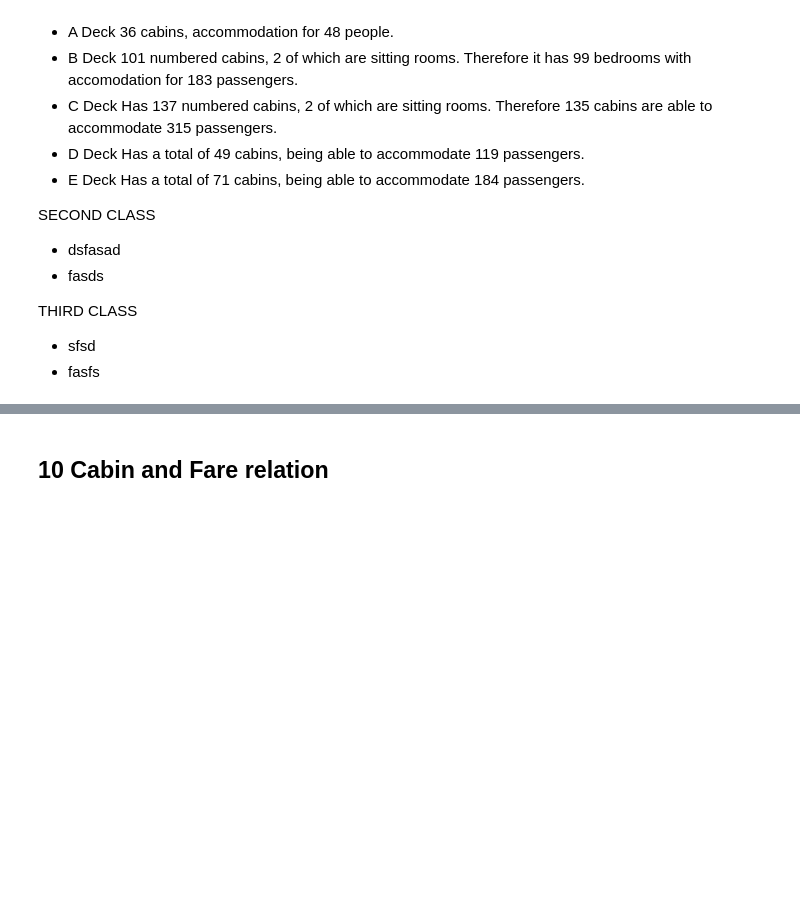
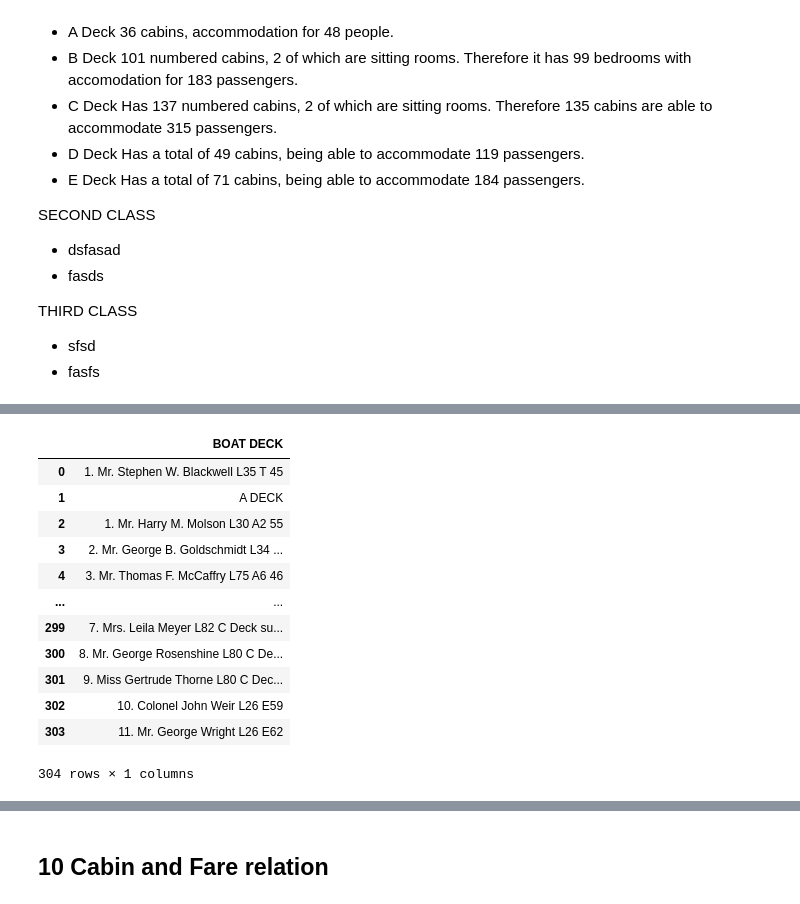
Before and after one commit to FabryPostRock/Titanic, a Jupyter notebook: TitanicTest1.ipynb, the cells around one changed output, grey strips where cells are left out. Drawn from its saved outputs; the diff is of its cells as text; code cells hidden in the pictures; blank space fills up the shorter version.

```diff
--- a/TitanicTest1.ipynb
+++ b/TitanicTest1.ipynb
@@ -1069,3 +1071,18 @@ dfCabinNumClass2 = pd.read_csv("./Class2Rooms.csv")
 dfCabinNumClass3 = pd.read_csv("./Class3Rooms.csv")
 # %%
 dfCabinPositionClass1 = pd.read_csv("./CabinAndFirstClassPassengers.csv")
+dfCabinPositionClass1
+# %% [output]
+|  | BOAT DECK |
+| 0 | 1. Mr. Stephen W. Blackwell L35 T 45 |
+| 1 | A DECK |
+| 2 | 1. Mr. Harry M. Molson L30 A2 55 |
+| 3 | 2. Mr. George B. Goldschmidt L34 ... |
+| 4 | 3. Mr. Thomas F. McCaffry L75 A6 46 |
+| ... | ... |
+| 299 | 7. Mrs. Leila Meyer L82 C Deck su... |
+| 300 | 8. Mr. George Rosenshine L80 C De... |
+| 301 | 9. Miss Gertrude Thorne L80 C Dec... |
+| 302 | 10. Colonel John Weir L26 E59 |
+| 303 | 11. Mr. George Wright L26 E62 |
+304 rows × 1 columns
```
Also changed, not shown: parts of 26 cells of this notebook, 1 other file.
